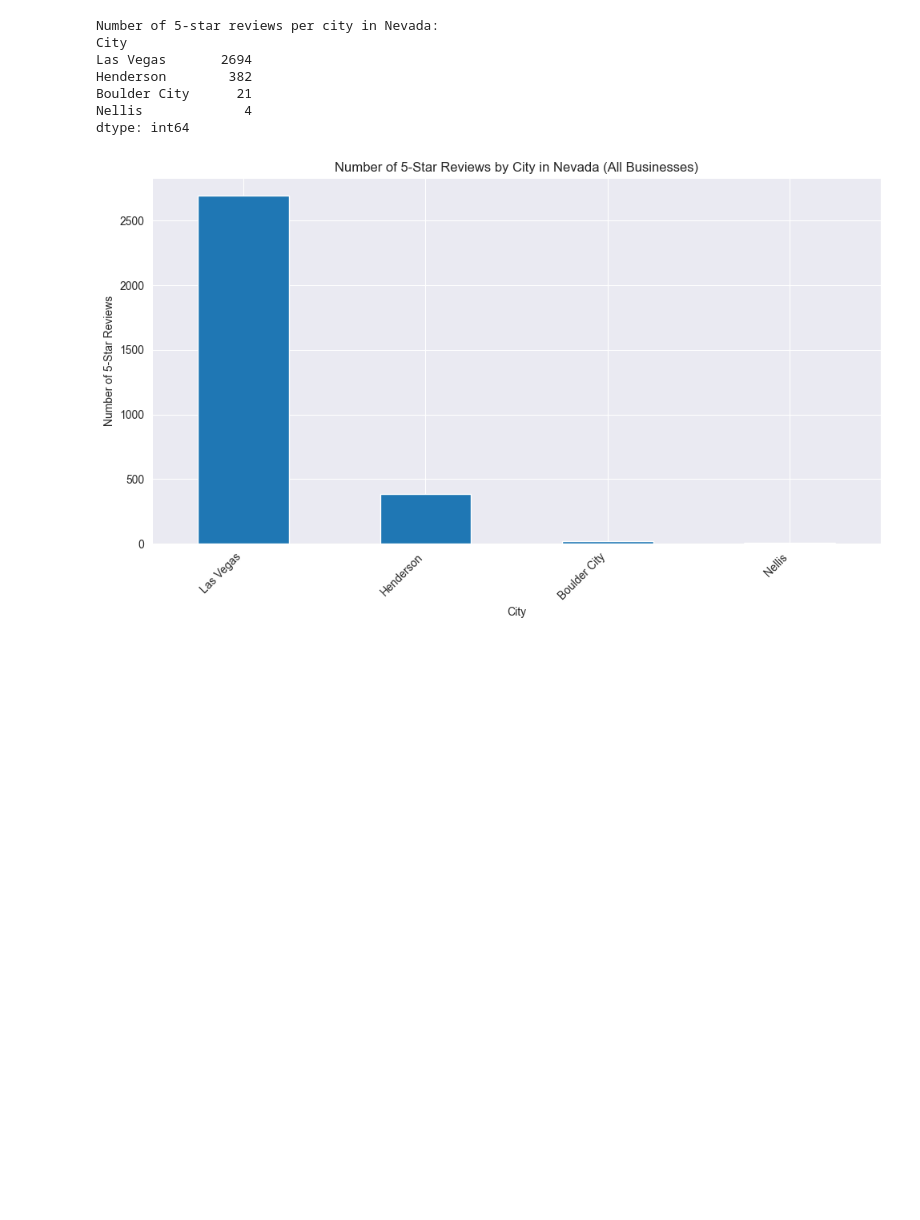
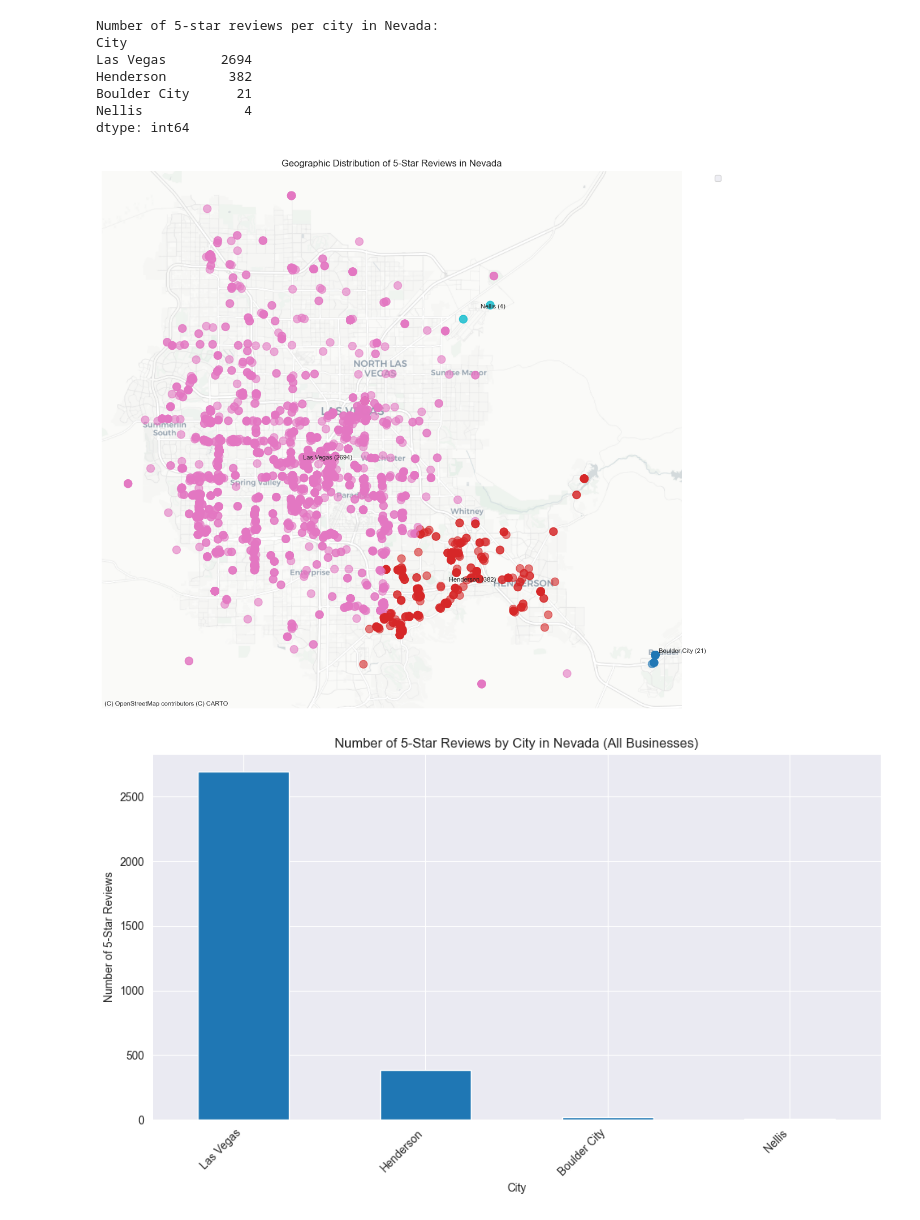
Before and after one commit to Capta1n-n9m0/ei-task, a Jupyter notebook: task.ipynb, the cells around one changed output. Drawn from its saved outputs; the diff is of its cells as text; code cells hidden in the pictures; blank space fills up the shorter version.

```diff
--- a/task.ipynb
+++ b/task.ipynb
@@ -186,6 +151,55 @@ Henderson        382
 Boulder City      21
 Nellis             4
 dtype: int64
+# %%
+import contextily as ctx
+import geopandas as gpd
+from shapely.geometry import Point
+
+# Convert the data to GeoDataFrame
+geometry = [Point(xy) for xy in zip(nevada_five_stars['Longitude'], nevada_five_stars['Latitude'])]
+gdf = gpd.GeoDataFrame(nevada_five_stars, geometry=geometry, crs='EPSG:4326')
+
+# Convert to Web Mercator projection for contextily
+gdf = gdf.to_crs(epsg=3857)
+
+# Create the plot
+fig, ax = plt.subplots(figsize=(15, 10))
+
+# Plot the points
+gdf.plot(ax=ax,
+         column='City',  # Color by city
+         categorical=True,  # Treat city as categorical variable
+         alpha=0.6,
+         markersize=100,
+         legend=True)
+
+# Add city labels with counts
+for city, group in gdf.groupby('City'):
+    # Calculate mean position for label
+    mean_x = group.geometry.x.mean()
+    mean_y = group.geometry.y.mean()
+    count = len(group)
+    ax.annotate(f"{city} ({count})",
+                xy=(mean_x, mean_y),
+                xytext=(5, 5),
+                textcoords='offset points',
+                fontsize=8)
+
+# Add the basemap
+ctx.add_basemap(ax, source=ctx.providers.CartoDB.Positron)
+
+# Customize the plot
+plt.title('Geographic Distribution of 5-Star Reviews in Nevada')
+plt.axis('off')  # Turn off axis as they're no longer longitude/latitude
+
+# Adjust legend
+plt.legend(bbox_to_anchor=(1.05, 1), loc='upper left')
+
+plt.tight_layout()
+plt.show()
+# %% [output]
+[figure, added]
 # %%
 # Visualize the distribution
 plt.figure(figsize=(10, 6))
```
Also changed, not shown: parts of 15 cells of this notebook.
